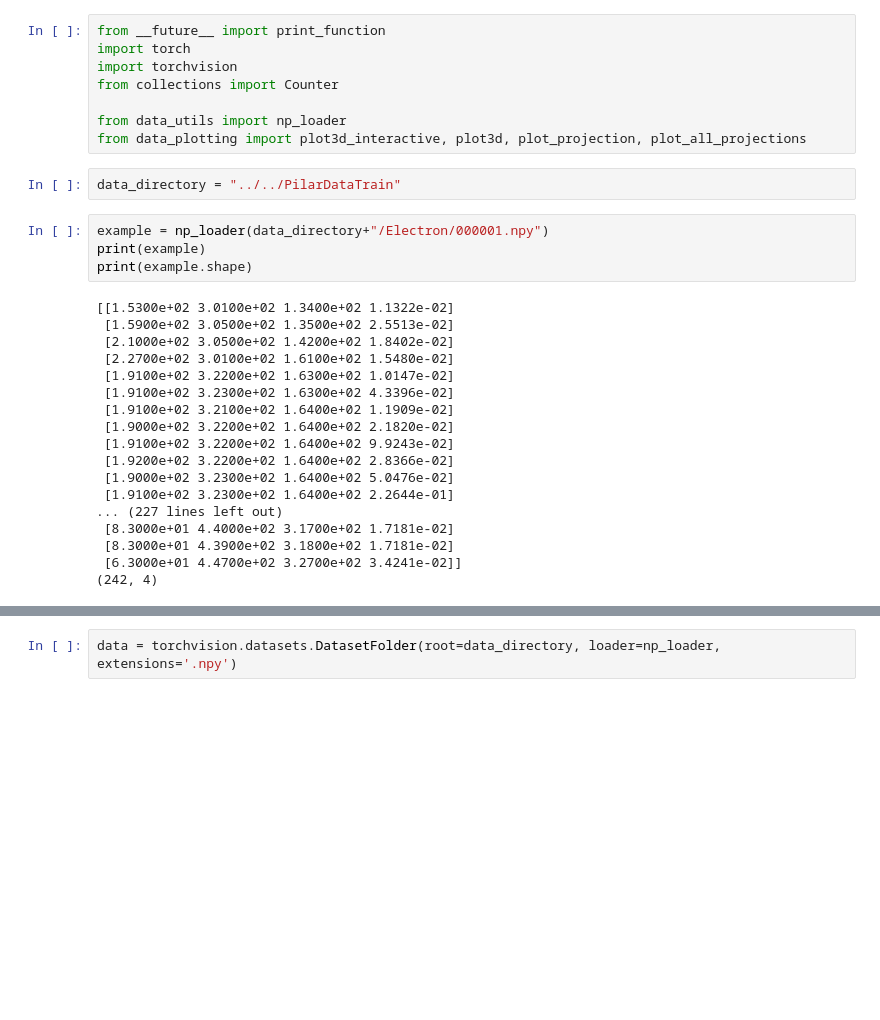
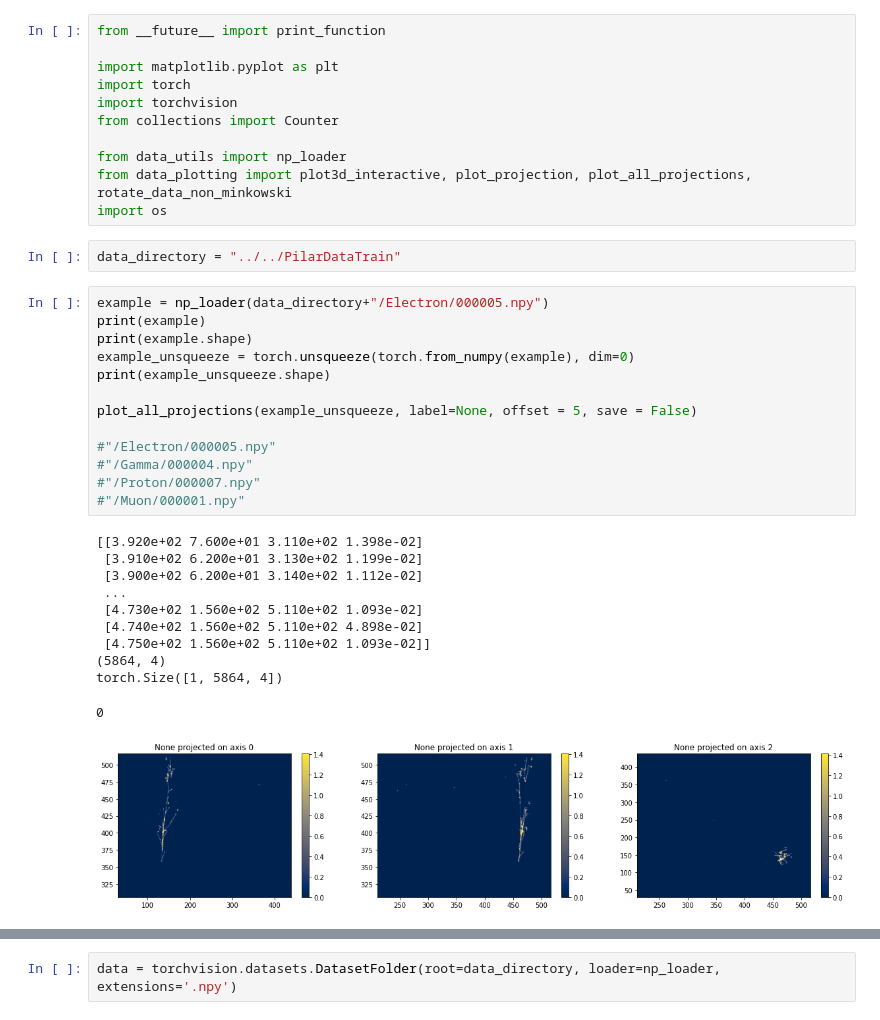
Before and after one commit to NuTufts/lareqnn, a Jupyter notebook: dataset/data_visualization.ipynb, the cells around one changed output, grey strips where cells are left out. Drawn from its saved outputs; the diff is of its cells as text; blank space fills up the shorter version.

```diff
--- a/dataset/data_visualization.ipynb
+++ b/dataset/data_visualization.ipynb
@@ -1,32 +1,38 @@
 # %%
 from __future__ import print_function
+
+import matplotlib.pyplot as plt
 import torch
 import torchvision
 from collections import Counter
 
 from data_utils import np_loader
-from data_plotting import plot3d_interactive, plot3d, plot_projection, plot_all_projections
+from data_plotting import plot3d_interactive, plot_projection, plot_all_projections, rotate_data_non_minkowski
+import os
 # %%
 data_directory = "../../PilarDataTrain"
-# %%
-example = np_loader(data_directory+"/Electron/000001.npy")
-print(example)
-print(example.shape)
-# %% [output]
-[[1.5300e+02 3.0100e+02 1.3400e+02 1.1322e-02]
- [1.5900e+02 3.0500e+02 1.3500e+02 2.5513e-02]
- [2.1000e+02 3.0500e+02 1.4200e+02 1.8402e-02]
- [2.2700e+02 3.0100e+02 1.6100e+02 1.5480e-02]
- [1.9100e+02 3.2200e+02 1.6300e+02 1.0147e-02]
- [1.9100e+02 3.2300e+02 1.6300e+02 4.3396e-02]
- [1.9100e+02 3.2100e+02 1.6400e+02 1.1909e-02]
- [1.9000e+02 3.2200e+02 1.6400e+02 2.1820e-02]
- [1.9100e+02 3.2200e+02 1.6400e+02 9.9243e-02]
- [1.9200e+02 3.2200e+02 1.6400e+02 2.8366e-02]
- [1.9000e+02 3.2300e+02 1.6400e+02 5.0476e-02]
- [1.9100e+02 3.2300e+02 1.6400e+02 2.2644e-01]
-... (227 lines left out)
- [8.3000e+01 4.4000e+02 3.1700e+02 1.7181e-02]
- [8.3000e+01 4.3900e+02 3.1800e+02 1.7181e-02]
- [6.3000e+01 4.4700e+02 3.2700e+02 3.4241e-02]]
-(242, 4)
+# %%
+example = np_loader(data_directory+"/Electron/000005.npy")
+print(example)
+print(example.shape)
+example_unsqueeze = torch.unsqueeze(torch.from_numpy(example), dim=0)
+print(example_unsqueeze.shape)
+
+plot_all_projections(example_unsqueeze, label=None, offset = 5, save = False)
+
+#"/Electron/000005.npy"
+#"/Gamma/000004.npy"
+#"/Proton/000007.npy"
+#"/Muon/000001.npy"
+# %% [output]
+[[3.920e+02 7.600e+01 3.110e+02 1.398e-02]
+ [3.910e+02 6.200e+01 3.130e+02 1.199e-02]
+ [3.900e+02 6.200e+01 3.140e+02 1.112e-02]
+ ...
+ [4.730e+02 1.560e+02 5.110e+02 1.093e-02]
+ [4.740e+02 1.560e+02 5.110e+02 4.898e-02]
+ [4.750e+02 1.560e+02 5.110e+02 1.093e-02]]
+(5864, 4)
+torch.Size([1, 5864, 4])
+0
+[figure, added]
```
Also changed, not shown: parts of 24 cells of this notebook, 10 other files.
